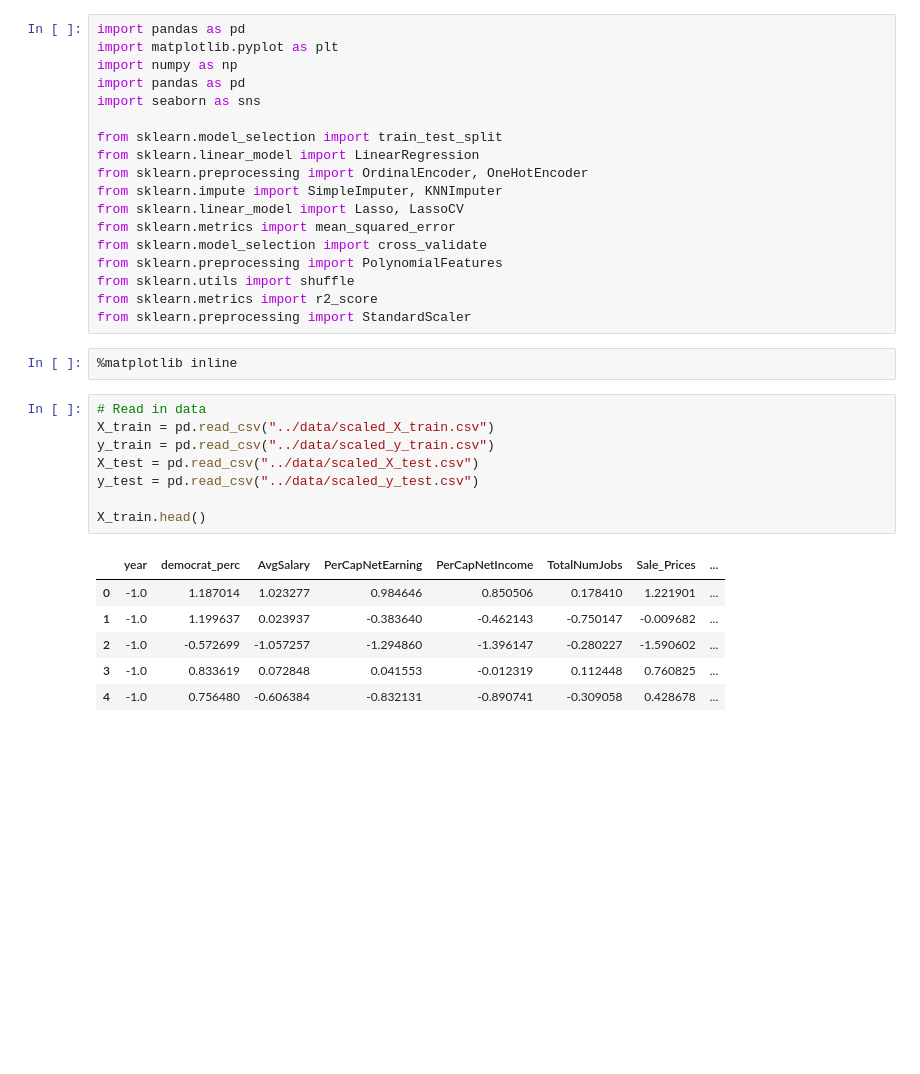
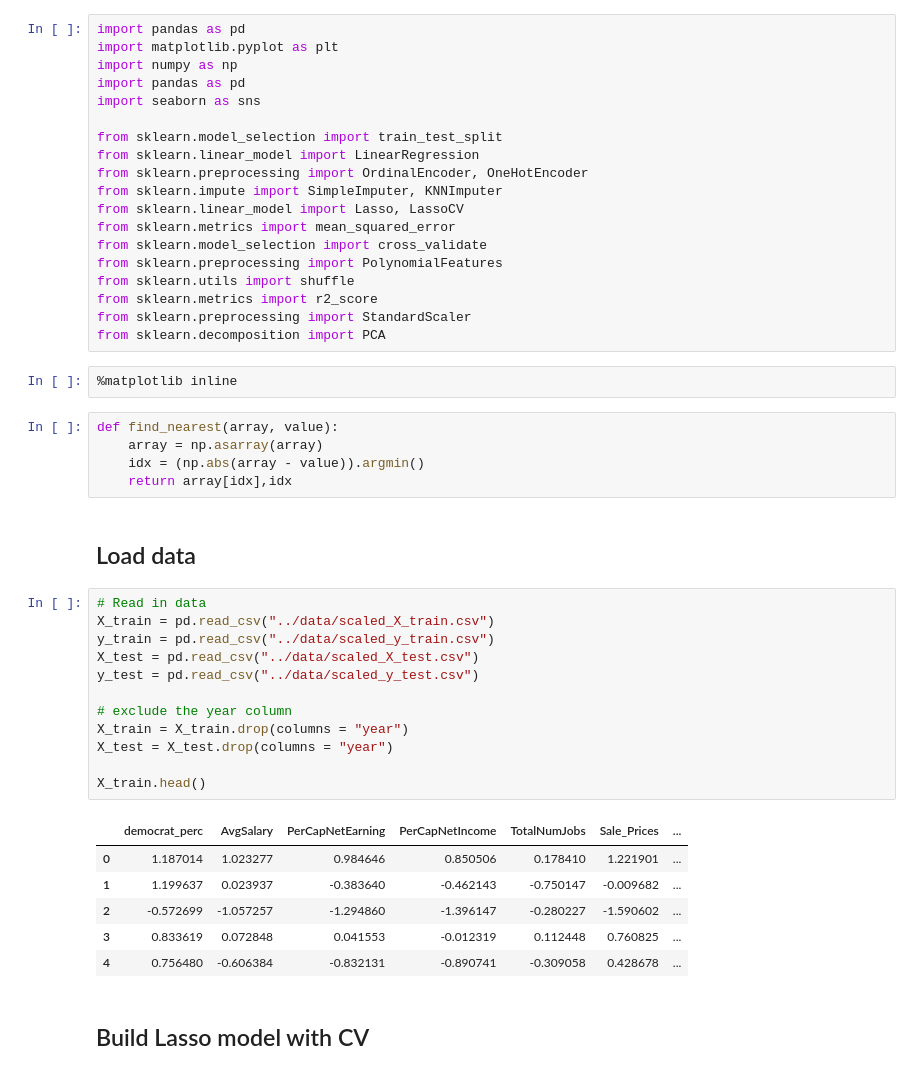
Before and after one commit to RenhaoL/CS109A_AC209A_Fall22_final_project, a Jupyter notebook: src/SL_Linear regression.ipynb, the cells around one changed output. Drawn from its saved outputs; the diff is of its cells as text; blank space fills up the shorter version.

Commit message:
tried PCA and drop var

```diff
--- a/src/SL_Linear regression.ipynb
+++ b/src/SL_Linear regression.ipynb
@@ -16,23 +16,37 @@ from sklearn.preprocessing import PolynomialFeatures
 from sklearn.utils import shuffle
 from sklearn.metrics import r2_score
 from sklearn.preprocessing import StandardScaler
+from sklearn.decomposition import PCA
 # %%
 %matplotlib inline
+# %%
+def find_nearest(array, value):
+    array = np.asarray(array)
+    idx = (np.abs(array - value)).argmin()
+    return array[idx],idx
+# %% [markdown]
+## Load data
 # %%
 # Read in data
 X_train = pd.read_csv("../data/scaled_X_train.csv")
 y_train = pd.read_csv("../data/scaled_y_train.csv")
 X_test = pd.read_csv("../data/scaled_X_test.csv")
 y_test = pd.read_csv("../data/scaled_y_test.csv")
 
+# exclude the year column
+X_train = X_train.drop(columns = "year")
+X_test = X_test.drop(columns = "year")
+
 X_train.head()
 # %% [output]
-|  | year | democrat_perc | AvgSalary | PerCapNetEarning | PerCapNetIncome | TotalNumJobs | Sale_Prices | ... |
-| 0 | -1.0 | 1.187014 | 1.023277 | 0.984646 | 0.850506 | 0.178410 | 1.221901 | ... |
-| 1 | -1.0 | 1.199637 | 0.023937 | -0.383640 | -0.462143 | -0.750147 | -0.009682 | ... |
-| 2 | -1.0 | -0.572699 | -1.057257 | -1.294860 | -1.396147 | -0.280227 | -1.590602 | ... |
-| 3 | -1.0 | 0.833619 | 0.072848 | 0.041553 | -0.012319 | 0.112448 | 0.760825 | ... |
-| 4 | -1.0 | 0.756480 | -0.606384 | -0.832131 | -0.890741 | -0.309058 | 0.428678 | ... |
+|  | democrat_perc | AvgSalary | PerCapNetEarning | PerCapNetIncome | TotalNumJobs | Sale_Prices | ... |
+| 0 | 1.187014 | 1.023277 | 0.984646 | 0.850506 | 0.178410 | 1.221901 | ... |
+| 1 | 1.199637 | 0.023937 | -0.383640 | -0.462143 | -0.750147 | -0.009682 | ... |
+| 2 | -0.572699 | -1.057257 | -1.294860 | -1.396147 | -0.280227 | -1.590602 | ... |
+| 3 | 0.833619 | 0.072848 | 0.041553 | -0.012319 | 0.112448 | 0.760825 | ... |
+| 4 | 0.756480 | -0.606384 | -0.832131 | -0.890741 | -0.309058 | 0.428678 | ... |
+# %% [markdown]
+## Build Lasso model with CV
 # %%
 # Initialize lasso model
 a_list = [0.000001, 0.000005, 0.00001, 0.00005, 0.0001, 0.0005, 0.001, 0.005, 0.01, 0.05, 0.1, 0.5, 1] # lists of alpha value
```
Also changed, not shown: parts of 21 cells of this notebook.
